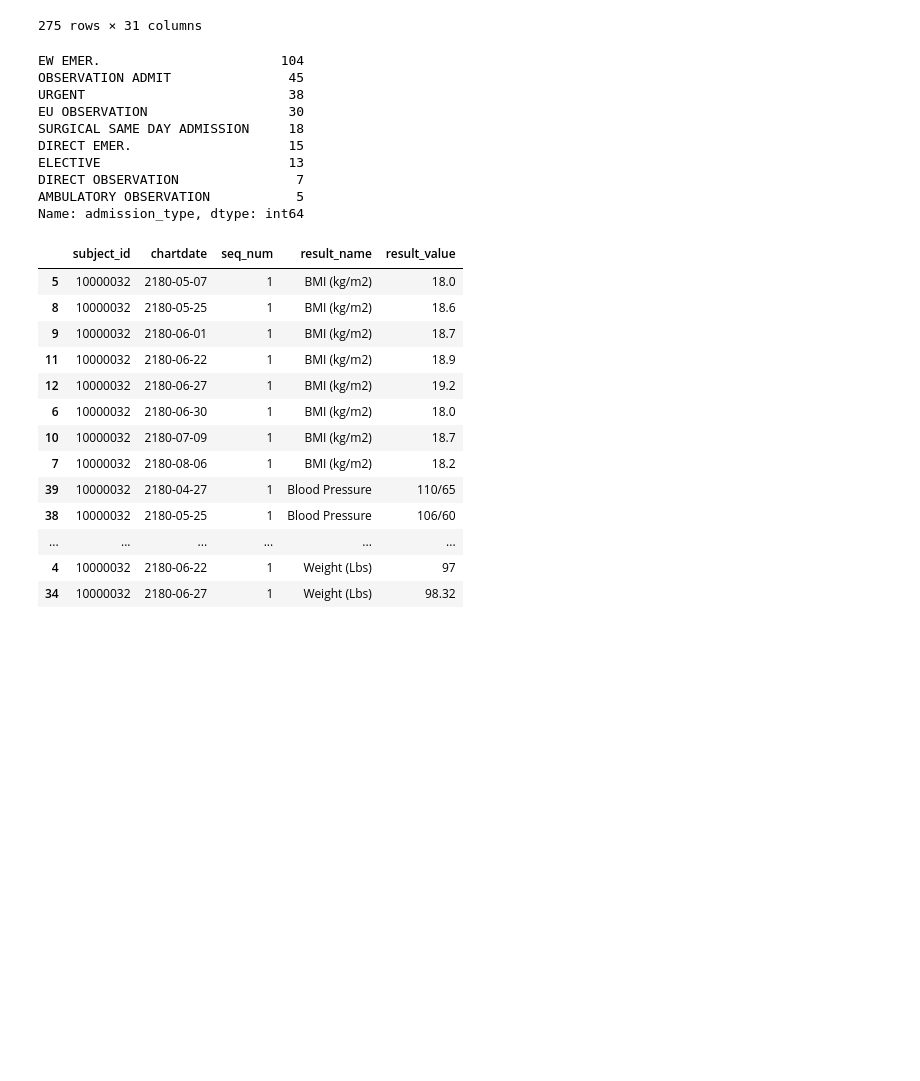
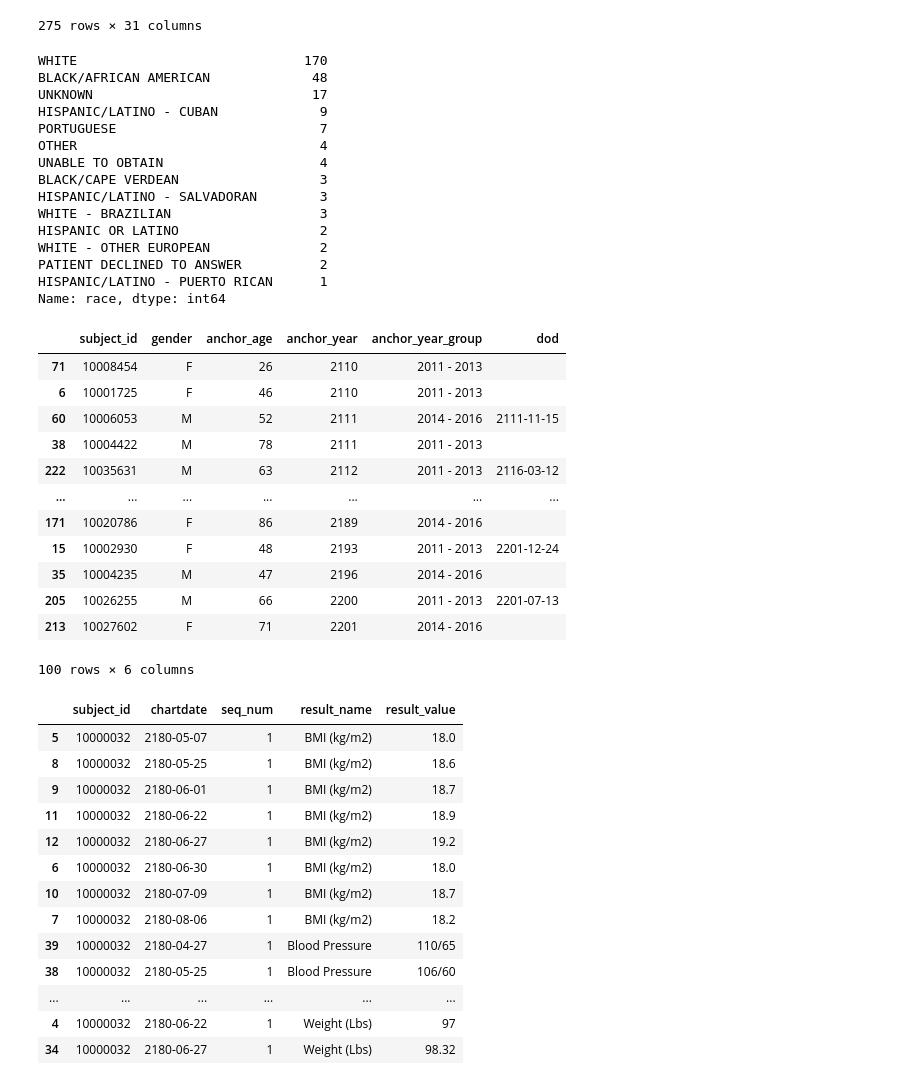
Before and after one commit to kkkarnav/MIMIC, a Jupyter notebook: 1_data_creation.ipynb, the cells around one changed output. Drawn from its saved outputs; the diff is of its cells as text; code cells hidden in the pictures; blank space fills up the shorter version.

Commit message:
feat: patients

```diff
--- a/1_data_creation.ipynb
+++ b/1_data_creation.ipynb
@@ -44,16 +44,42 @@ df
 | 274 | 10040025 | 27125816 | 2143-03-18 12:34:00 | 2143-03-19 12:00:00 | NaN | AMBULATORY OBSERVATION | P623U2 | ... |
 275 rows × 31 columns
 # %%
-df["admission_type"].value_counts()
+df["race"].value_counts()
 # %% [output]
-EW EMER.                       104
-OBSERVATION ADMIT               45
-URGENT                          38
-EU OBSERVATION                  30
-SURGICAL SAME DAY ADMISSION     18
-DIRECT EMER.                    15
-ELECTIVE                        13
-DIRECT OBSERVATION               7
-AMBULATORY OBSERVATION           5
-Name: admission_type, dtype: int64
+WHITE                             170
+BLACK/AFRICAN AMERICAN             48
+UNKNOWN                            17
+HISPANIC/LATINO - CUBAN             9
+PORTUGUESE                          7
+OTHER                               4
+UNABLE TO OBTAIN                    4
+BLACK/CAPE VERDEAN                  3
+HISPANIC/LATINO - SALVADORAN        3
+WHITE - BRAZILIAN                   3
+HISPANIC OR LATINO                  2
+WHITE - OTHER EUROPEAN              2
+PATIENT DECLINED TO ANSWER          2
+HISPANIC/LATINO - PUERTO RICAN      1
+Name: race, dtype: int64
+# %%
+patient_data = []
+for patient in df['patients']:
+    patient_d = pd.json_normalize(patient)
+    patient_data.append(patient_d)
+patients_df = pd.concat(patient_data, ignore_index=True).drop_duplicates(subset=['subject_id']).sort_values(by=["anchor_year"])
+patients_df
+# %% [output]
+|  | subject_id | gender | anchor_age | anchor_year | anchor_year_group | dod |
+| 71 | 10008454 | F | 26 | 2110 | 2011 - 2013 |  |
+| 6 | 10001725 | F | 46 | 2110 | 2011 - 2013 |  |
+| 60 | 10006053 | M | 52 | 2111 | 2014 - 2016 | 2111-11-15 |
+| 38 | 10004422 | M | 78 | 2111 | 2011 - 2013 |  |
+| 222 | 10035631 | M | 63 | 2112 | 2011 - 2013 | 2116-03-12 |
+| ... | ... | ... | ... | ... | ... | ... |
+| 171 | 10020786 | F | 86 | 2189 | 2014 - 2016 |  |
+| 15 | 10002930 | F | 48 | 2193 | 2011 - 2013 | 2201-12-24 |
+| 35 | 10004235 | M | 47 | 2196 | 2014 - 2016 |  |
+| 205 | 10026255 | M | 66 | 2200 | 2011 - 2013 | 2201-07-13 |
+| 213 | 10027602 | F | 71 | 2201 | 2014 - 2016 |  |
+100 rows × 6 columns
 # %%
```
Also changed, not shown: parts of 1 cell of this notebook.
